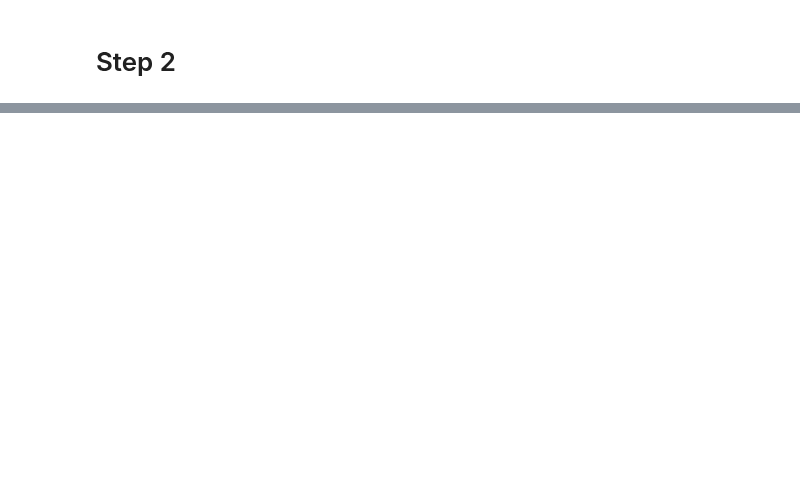
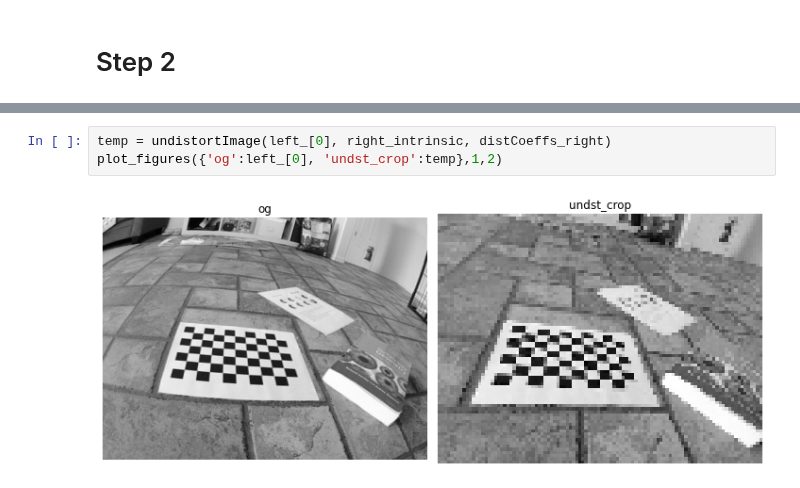
Before and after one commit to eshangaur/Perception-in-Robotics, a Jupyter notebook: project_2b/code/task_5/task_5.ipynb, the cells around one changed output, grey strips where cells are left out. Drawn from its saved outputs; the diff is of its cells as text; blank space fills up the shorter version.

```diff
--- a/project_2b/code/task_5/task_5.ipynb
+++ b/project_2b/code/task_5/task_5.ipynb
@@ -68,0 +99,5 @@ plot_figures({'left_0': left_[0], 'right_0': right_[0], 'left_1': left_[1], 'rig
+# %%
+temp = undistortImage(left_[0], right_intrinsic, distCoeffs_right)
+plot_figures({'og':left_[0], 'undst_crop':temp},1,2)
+# %% [output]
+[figure, added]
```
Also changed, not shown: parts of 12 cells of this notebook.
